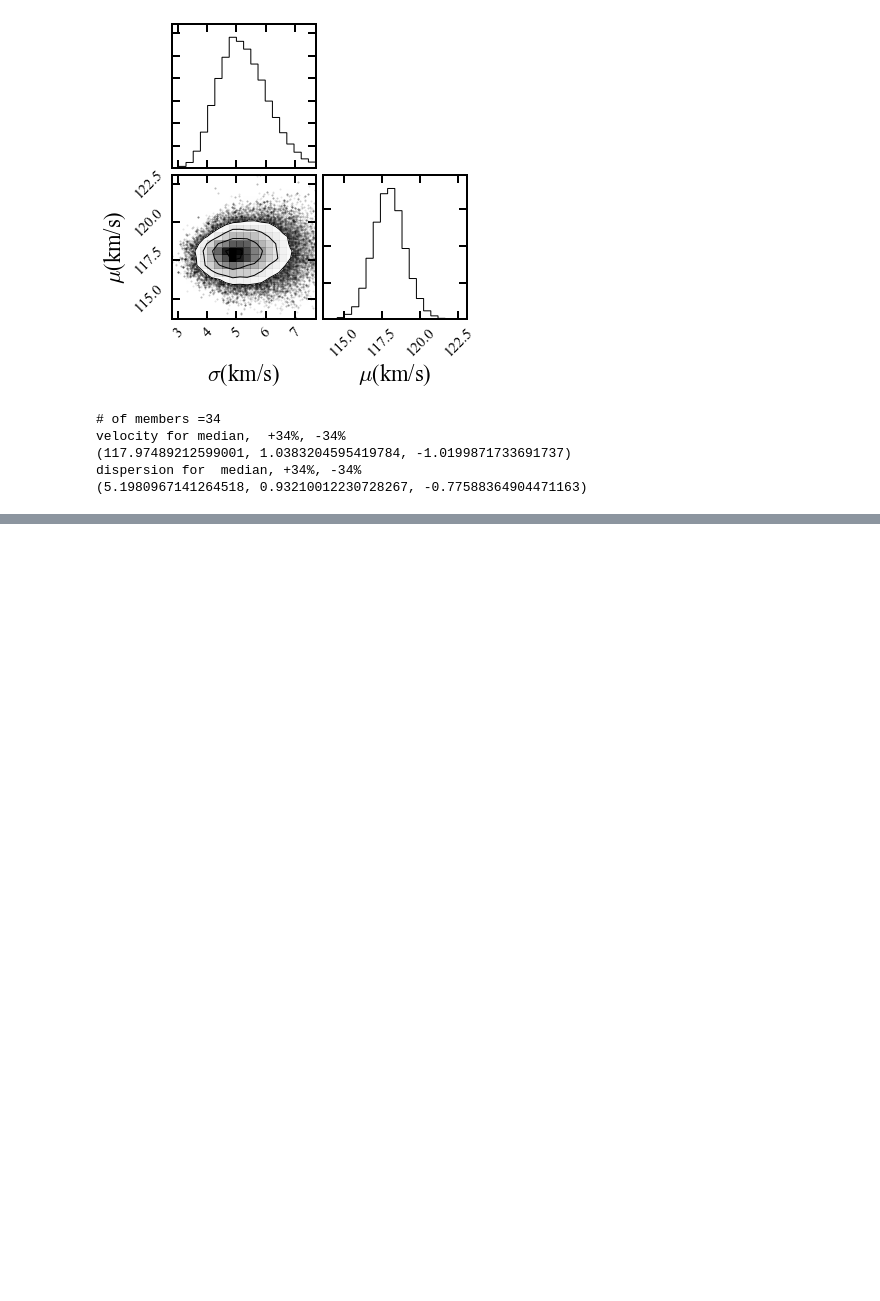
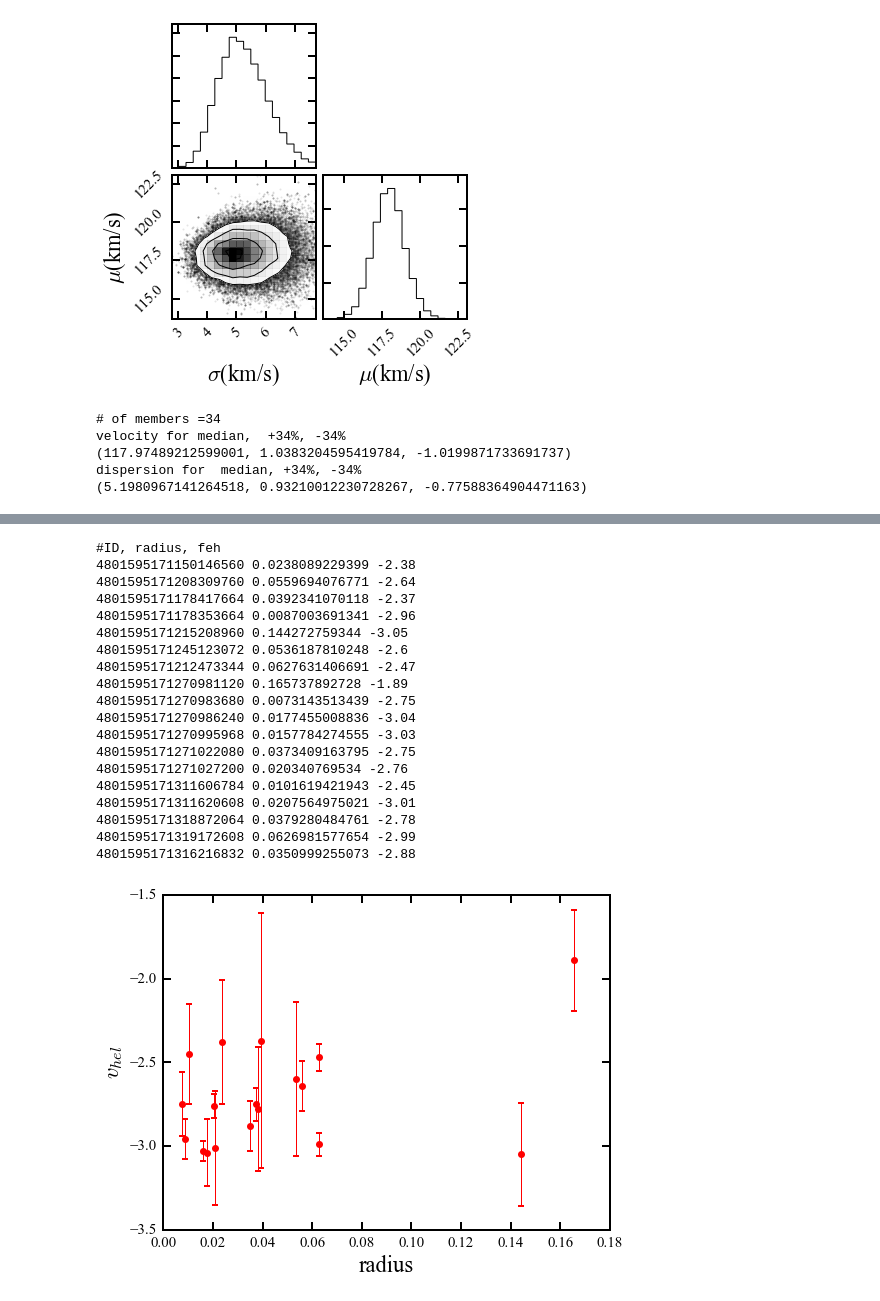
Before and after one commit to sazabi4/test, a Jupyter notebook: Hor_I_reduction_notes.ipynb, the cells around one changed output, grey strips where cells are left out. Saved outputs shown, nothing was run; the diff lists cells and outputs as text; code cells hidden in the pictures; blank space fills up the shorter version.

```diff
--- a/Hor_I_reduction_notes.ipynb
+++ b/Hor_I_reduction_notes.ipynb
@@ -470,0 +473,57 @@ plt.show()
+# %%
+
+import pyfits
+
+fileroot = '../files/'
+ra = 43.87
+dec = -54.11
+
+
+memberlist = np.genfromtxt('HorI_rv/HorI_14exp_member_feh_adjust_width.txt', dtype=None, names=True)
+member = memberlist['catalog_id']
+feh = memberlist['feh']
+feherr = memberlist['feherr']
+
+targets = np.genfromtxt('HorI_rv/HorI_14exp_rv.txt', dtype=None, names=True)
+targets = targets['catalog_id']
+
+tbl = pyfits.open(fileroot+'horologium_i_mcmc_v3.fits')
+
+plt.figure(figsize=[8,6])
+#plt.plot(tbl[1].data['RA'],tbl[1].data['DEC'],'o',mec='k',mew=1,color='k',alpha=0.3,markersize=2)
+
+
+print '#ID, radius, feh'
+for i in range(len(tbl[1].data['CATALOG_ID'])):
+    temp=tbl[1].data['CATALOG_ID'][i]
+    if any(temp == np.array(member)):
+        radius = np.sqrt(((tbl[1].data['RA'][i]-ra)*np.cos(tbl[1].data['DEC'][i]*np.pi/180))**2\
+                         +(tbl[1].data['DEC'][i]-dec)**2)
+        print temp,radius,feh[member==temp][0]
+        plt.errorbar(radius,feh[member==temp], yerr=feherr[member==temp], marker='o',mfc ='r', mec='r',c='r',mew=2,markersize=5,zorder=5)
+
+
+plt.xlabel('radius')
+plt.ylabel('$v_{hel}$')
+plt.show()
+# %% [output]
+#ID, radius, feh
+4801595171150146560 0.0238089229399 -2.38
+4801595171208309760 0.0559694076771 -2.64
+4801595171178417664 0.0392341070118 -2.37
+4801595171178353664 0.0087003691341 -2.96
+4801595171215208960 0.144272759344 -3.05
+4801595171245123072 0.0536187810248 -2.6
+4801595171212473344 0.0627631406691 -2.47
+4801595171270981120 0.165737892728 -1.89
+4801595171270983680 0.0073143513439 -2.75
+4801595171270986240 0.0177455008836 -3.04
+4801595171270995968 0.0157784274555 -3.03
+4801595171271022080 0.0373409163795 -2.75
+4801595171271027200 0.020340769534 -2.76
+4801595171311606784 0.0101619421943 -2.45
+4801595171311620608 0.0207564975021 -3.01
+4801595171318872064 0.0379280484761 -2.78
+4801595171319172608 0.0626981577654 -2.99
+4801595171316216832 0.0350999255073 -2.88
+[figure, added]
```
Also changed, not shown: parts of 7 cells of this notebook.
